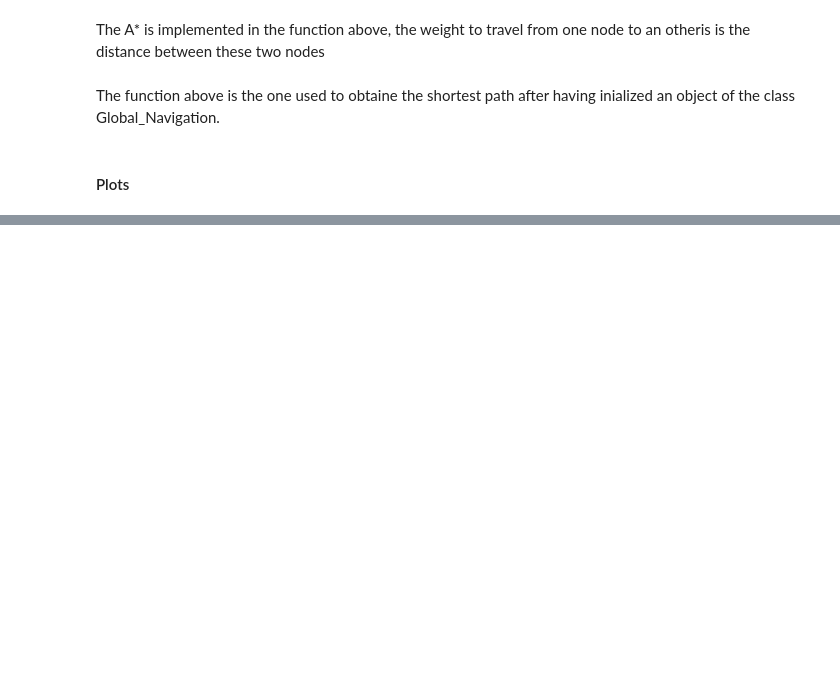
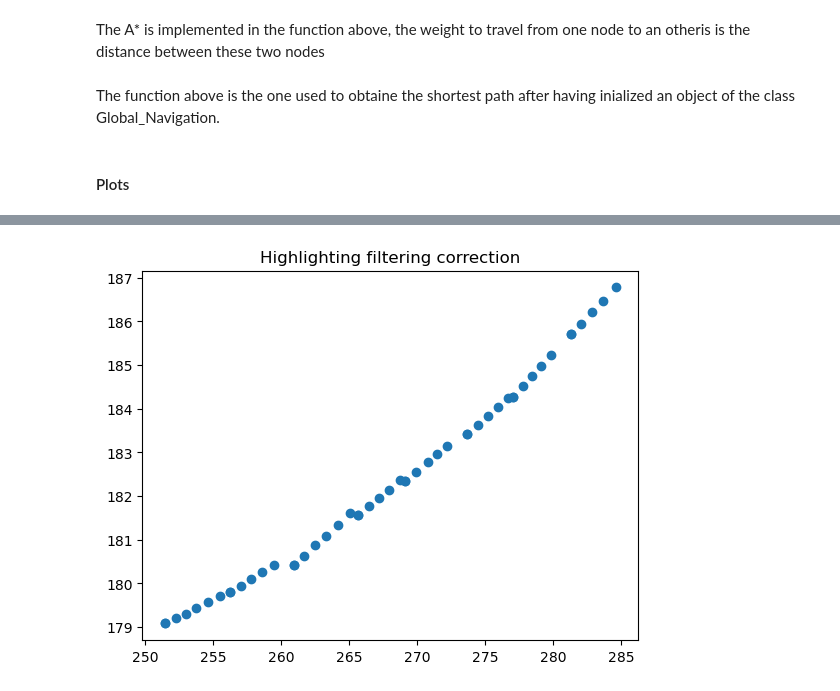
Before and after one commit to RobinJunod/Project_thymio, a Jupyter notebook: main.ipynb, the cells around one changed output, grey strips where cells are left out. Saved outputs shown, nothing was run; the diff lists cells and outputs as text; code cells hidden in the pictures; blank space fills up the shorter version.

```diff
--- a/main.ipynb
+++ b/main.ipynb
@@ -463,0 +553,8 @@ AttributeError: 'list' object has no attribute 'get_label'
+# %%
+# Here is another place where the filtering can be seen
+thymio_traj_points_ = thymio_traj_points[:,350:400]
+plt.title('Highlighting filtering correction')
+plt.scatter(thymio_traj_points_[0],thymio_traj_points_[1])
+plt.show()
+# %% [output]
+[figure, added]
```
Also changed, not shown: parts of 10 cells of this notebook, 11 other files.
